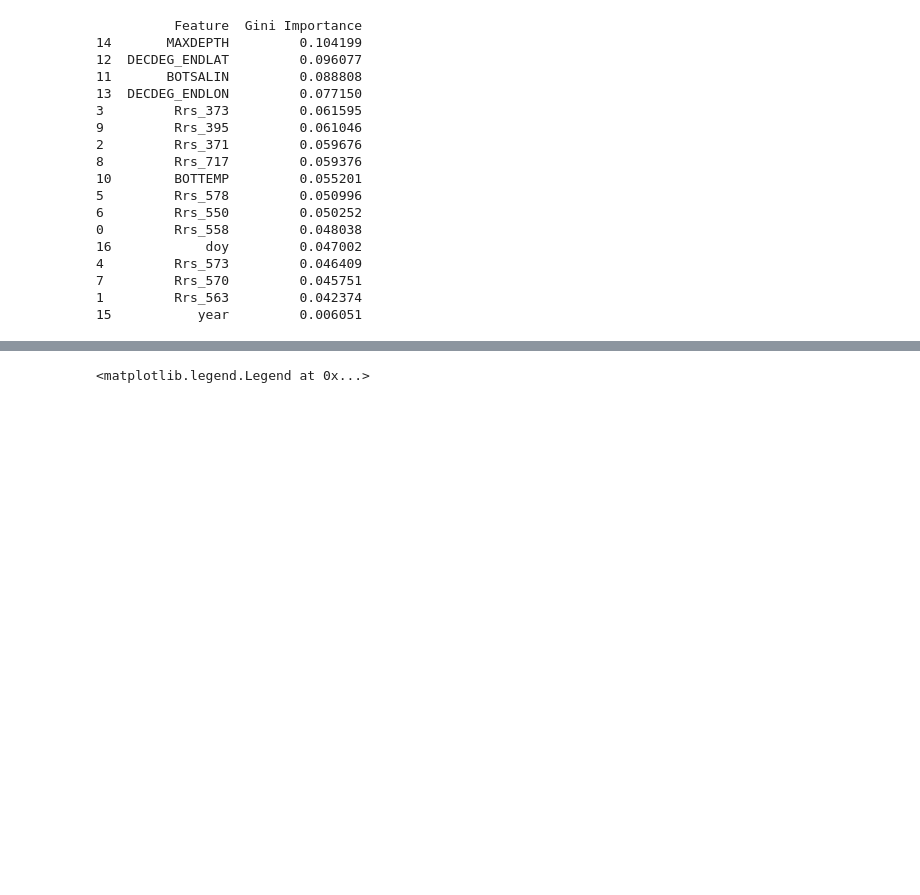
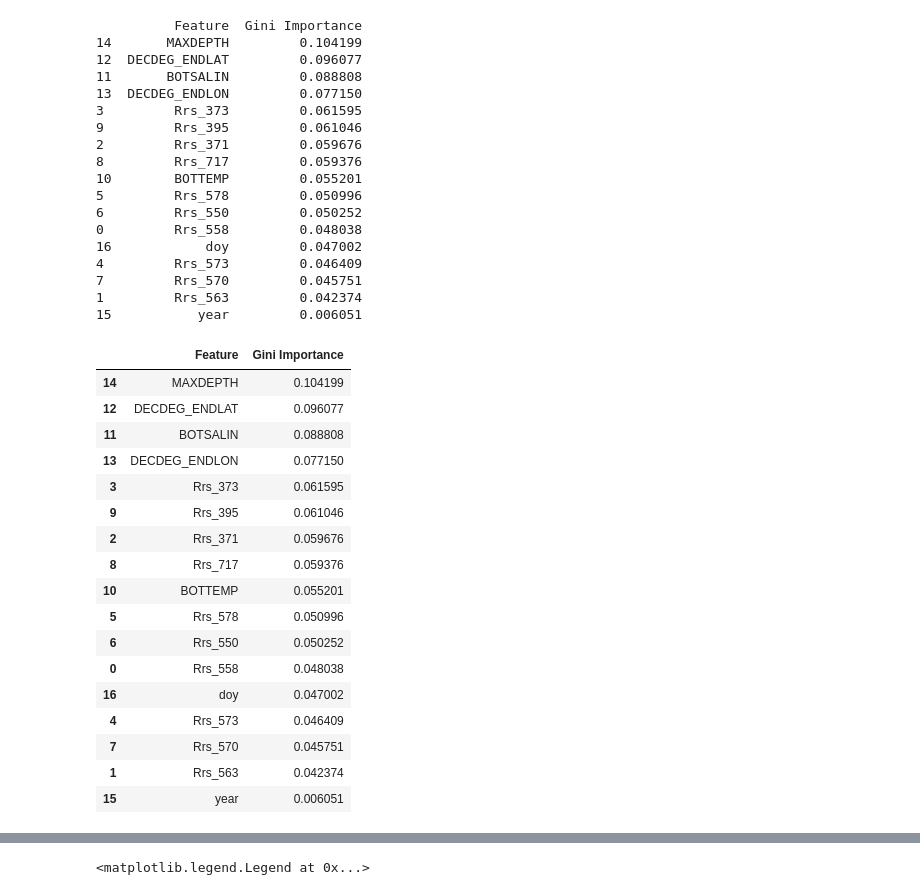
Before and after one commit to fish-pace/2026-proj-Trawling4PACE, a Jupyter notebook: contributor_folders/punya/RF_BRT_modeldevelopment_PP.ipynb, the cells around one changed output, grey strips where cells are left out. Drawn from its saved outputs; the diff is of its cells as text; code cells hidden in the pictures; blank space fills up the shorter version.

```diff
--- a/contributor_folders/punya/RF_BRT_modeldevelopment_PP.ipynb
+++ b/contributor_folders/punya/RF_BRT_modeldevelopment_PP.ipynb
@@ -194,3 +194,24 @@ print(feature_imp_df)
 7         Rrs_570         0.045751
 1         Rrs_563         0.042374
 15           year         0.006051
+# %%
+feature_imp_df
+# %% [output]
+|  | Feature | Gini Importance |
+| 14 | MAXDEPTH | 0.104199 |
+| 12 | DECDEG_ENDLAT | 0.096077 |
+| 11 | BOTSALIN | 0.088808 |
+| 13 | DECDEG_ENDLON | 0.077150 |
+| 3 | Rrs_373 | 0.061595 |
+| 9 | Rrs_395 | 0.061046 |
+| 2 | Rrs_371 | 0.059676 |
+| 8 | Rrs_717 | 0.059376 |
+| 10 | BOTTEMP | 0.055201 |
+| 5 | Rrs_578 | 0.050996 |
+| 6 | Rrs_550 | 0.050252 |
+| 0 | Rrs_558 | 0.048038 |
+| 16 | doy | 0.047002 |
+| 4 | Rrs_573 | 0.046409 |
+| 7 | Rrs_570 | 0.045751 |
+| 1 | Rrs_563 | 0.042374 |
+| 15 | year | 0.006051 |
```
Also changed, not shown: parts of 12 cells of this notebook.
